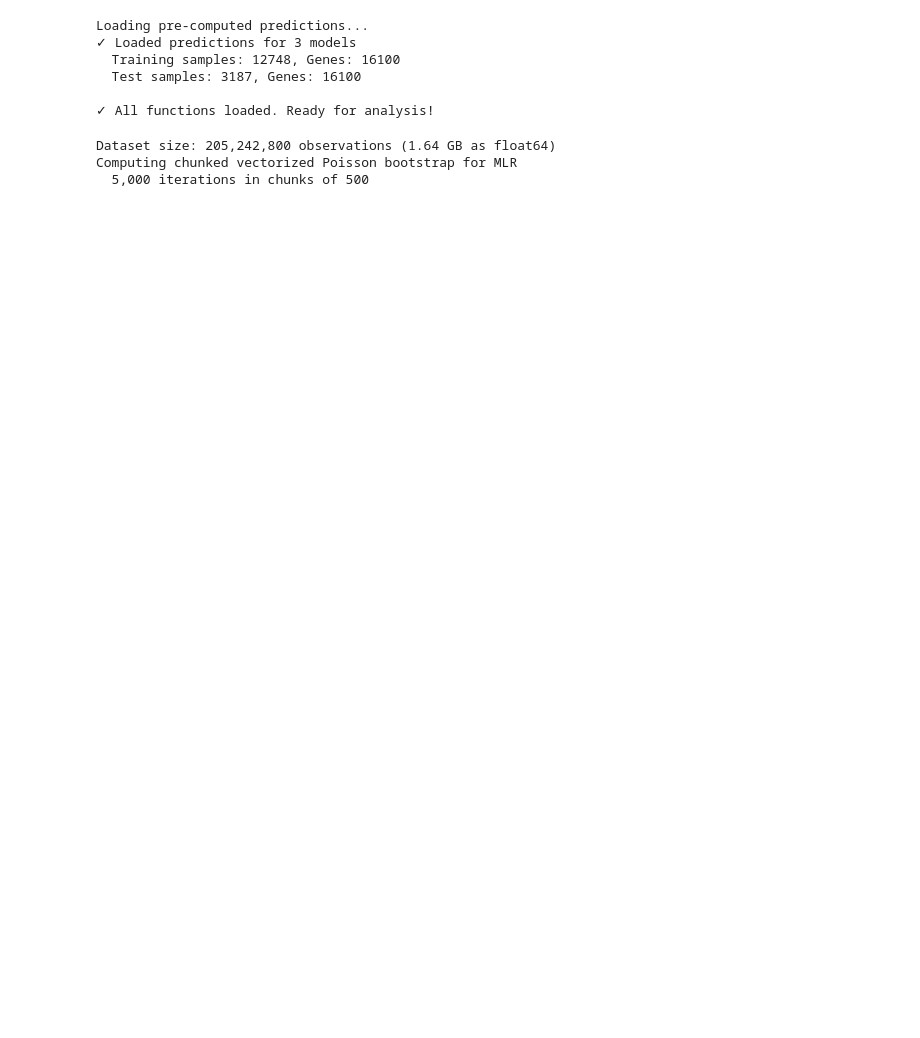
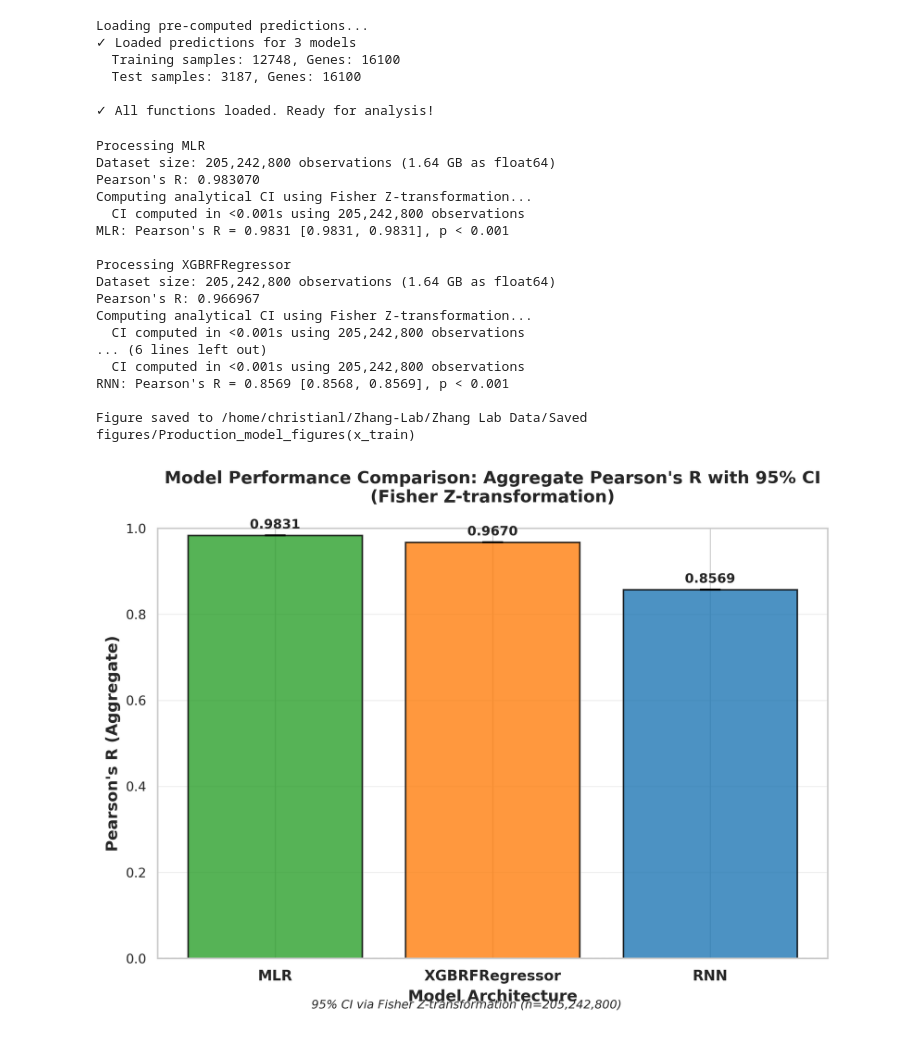
Before and after one commit to ChristianLangridge/LEMBAS-RNN-benchmark, a Jupyter notebook: Zhang Lab Code/Figures/Model-fitting/Fig1(fitting).ipynb, the cells around one changed output. Cells and saved outputs as stored; diff of their text form; code cells hidden in the pictures; blank space fills up the shorter version.

```diff
--- a/Zhang Lab Code/Figures/Model-fitting/Fig1(fitting).ipynb
+++ b/Zhang Lab Code/Figures/Model-fitting/Fig1(fitting).ipynb
@@ -189,17 +189,32 @@ print("computer_metrics_per_gene Pearson's R", rnn_train_pergene_Pearsons)
 
 %run '/home/christianl/Zhang-Lab/Zhang Lab Code/Testing/test_bootstrapping.py'
 # %%
-############### PLOTTING STEP ###############
+############### PLOTTING STEP (AGG) ###############
 
 fit_metrics = figure_pearson_r_comparison_fast(
     y_true=y_train,
     predictions_dict=predictions_train,
-    ci_method='poisson_bootstrap_vectorized',
-    n_bootstrap=5000, #worth lowering to 5000 55 minutes and not done at 10000 sampling runs
-    chunk_size=500, # chunking for more memory-efficient bootstrapping
+    ci_method='analytical', # uses Fisher Z transformation given use of Pearson's R (makes no difference) and large dataset,
+    #considered using Poisson Bootstrapping but given dataset size was computationally intensive for really small CI intervals that would ultimately end up identical to other strategies
+    n_bootstrap=5000, # worth lowering to 5000 55 minutes and not done at 10000 sampling runs
     output_path='/home/christianl/Zhang-Lab/Zhang Lab Data/Saved figures/Production_model_figures(x_train)'
 )
 # %% [output]
+Processing MLR
 Dataset size: 205,242,800 observations (1.64 GB as float64)
-Computing chunked vectorized Poisson bootstrap for MLR
-  5,000 iterations in chunks of 500
+Pearson's R: 0.983070
+Computing analytical CI using Fisher Z-transformation...
+  CI computed in <0.001s using 205,242,800 observations
+MLR: Pearson's R = 0.9831 [0.9831, 0.9831], p < 0.001
+
+Processing XGBRFRegressor
+Dataset size: 205,242,800 observations (1.64 GB as float64)
+Pearson's R: 0.966967
+Computing analytical CI using Fisher Z-transformation...
+  CI computed in <0.001s using 205,242,800 observations
+... (6 lines left out)
+  CI computed in <0.001s using 205,242,800 observations
+RNN: Pearson's R = 0.8569 [0.8568, 0.8569], p < 0.001
+
+Figure saved to /home/christianl/Zhang-Lab/Zhang Lab Data/Saved figures/Production_model_figures(x_train)
+[figure, added]
```
